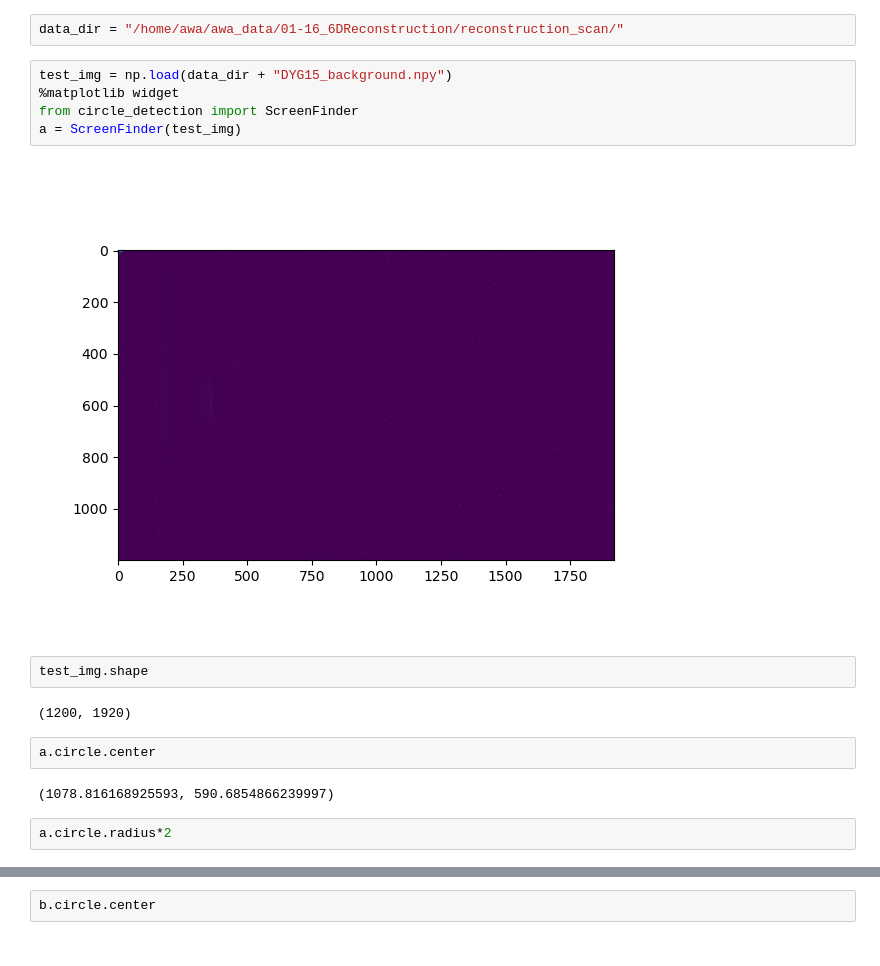
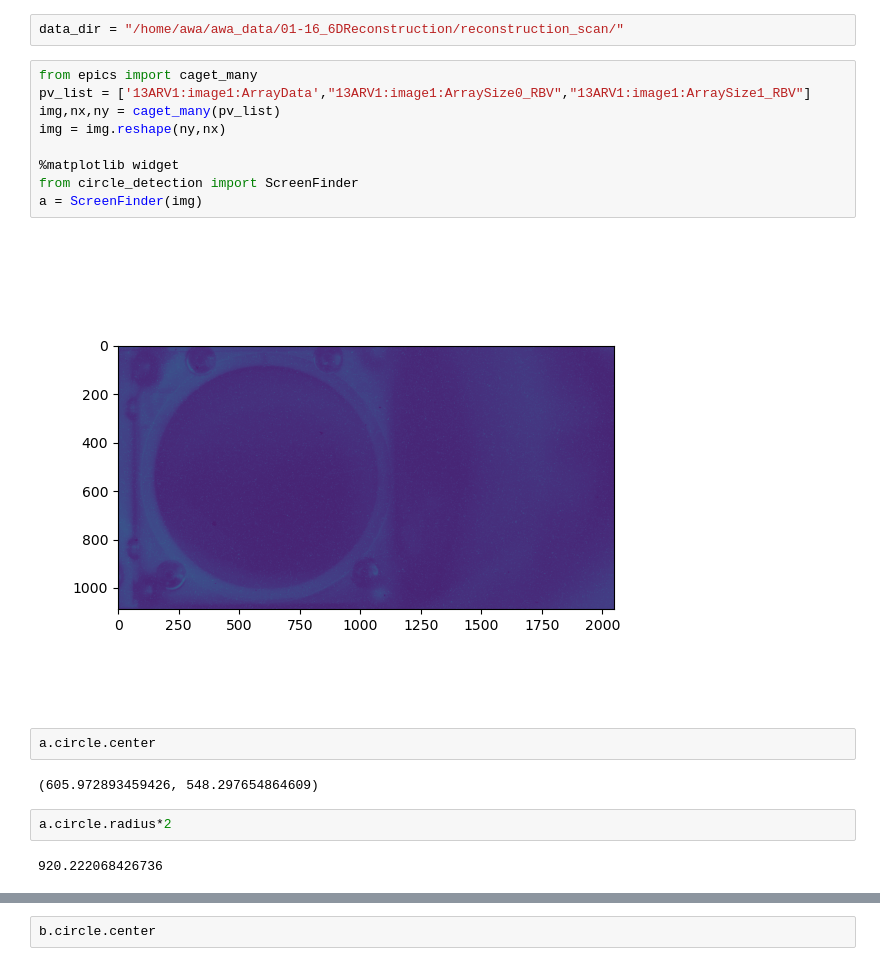
Before and after one commit to jp-ga/awa-badger, a Jupyter notebook: control_notebooks/image_centering.ipynb, the cells around one changed output, grey strips where cells are left out. Saved outputs shown, nothing was run; the diff lists cells and outputs as text.

```diff
--- a/control_notebooks/image_centering.ipynb
+++ b/control_notebooks/image_centering.ipynb
@@ -16,23 +16,25 @@ def read_file(fname):
     return 0, images
 # %%
 data_dir = "/home/awa/awa_data/01-16_6DReconstruction/reconstruction_scan/"
-# %%
-test_img = np.load(data_dir + "DYG15_background.npy")
-%matplotlib widget
-from circle_detection import ScreenFinder
-a = ScreenFinder(test_img)
-# %% [output]
-[figure, removed]
-# %%
-test_img.shape
-# %% [output]
-(1200, 1920)
+# %%
+from epics import caget_many
+pv_list = ['13ARV1:image1:ArrayData',"13ARV1:image1:ArraySize0_RBV","13ARV1:image1:ArraySize1_RBV"]
+img,nx,ny = caget_many(pv_list)
+img = img.reshape(ny,nx)
+
+%matplotlib widget
+from circle_detection import ScreenFinder
+a = ScreenFinder(img)
+# %% [output]
+[figure, added]
 # %%
 a.circle.center
 # %% [output]
-(1078.816168925593, 590.6854866239997)
+(605.972893459426, 548.297654864609)
 # %%
 a.circle.radius*2
+# %% [output]
+920.222068426736
 # %%
 test_img = read_file(os.path.join(data_dir, "DYG15_test.h5"))
 %matplotlib widget
```
Also changed, not shown: parts of 1 cell of this notebook, 4 other files.
